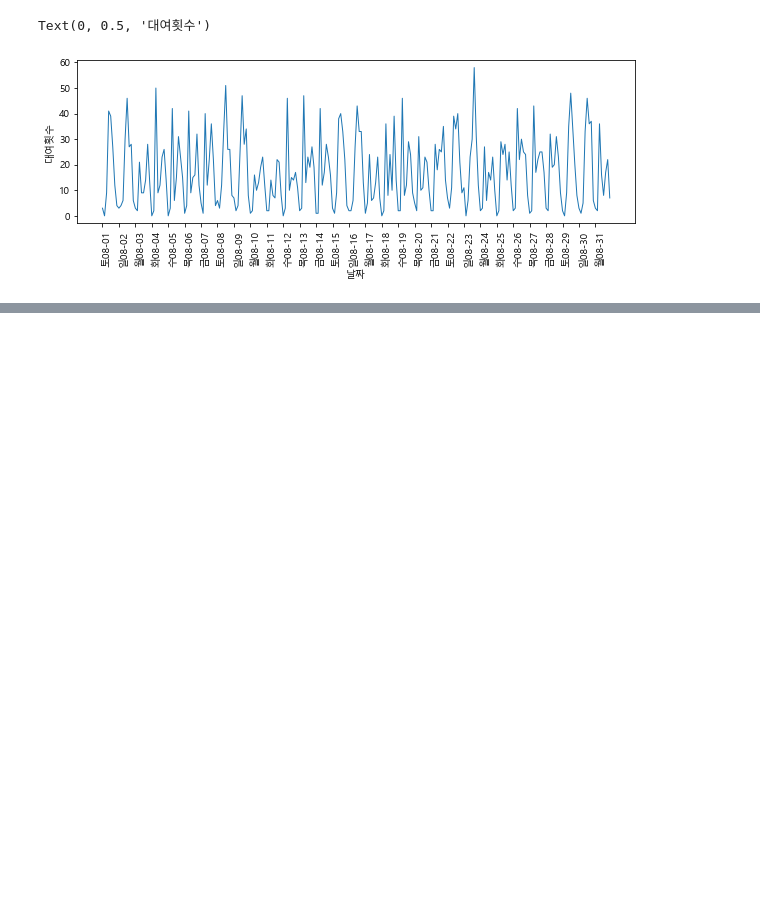
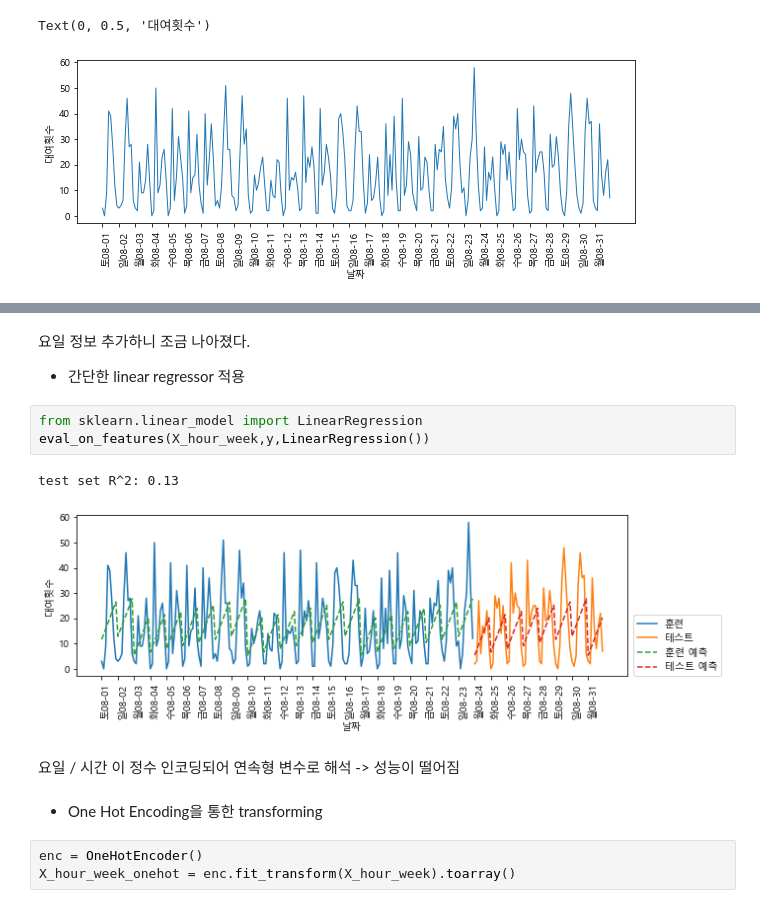
Before and after one commit to ikeven94/py_repo, a Jupyter notebook: Feature_Engineering.ipynb, the cells around one changed output, grey strips where cells are left out. Cells and saved outputs as stored; diff of their text form; blank space fills up the shorter version.

```diff
--- a/Feature_Engineering.ipynb
+++ b/Feature_Engineering.ipynb
@@ -658,0 +718,16 @@ Text(0, 0.5, '대여횟수')
+# %% [markdown]
+요일 정보 추가하니 조금 나아졌다.
+- 간단한 linear regressor 적용
+# %%
+from sklearn.linear_model import LinearRegression
+eval_on_features(X_hour_week,y,LinearRegression())
+# %% [output]
+test set R^2: 0.13
+[figure, added]
+# %% [markdown]
+요일 / 시간 이 정수 인코딩되어 연속형 변수로 해석 -> 성능이 떨어짐
+# %% [markdown]
+- One Hot Encoding을 통한 transforming
+# %%
+enc = OneHotEncoder()
+X_hour_week_onehot = enc.fit_transform(X_hour_week).toarray()
```
Also changed, not shown: parts of 15 cells of this notebook.
